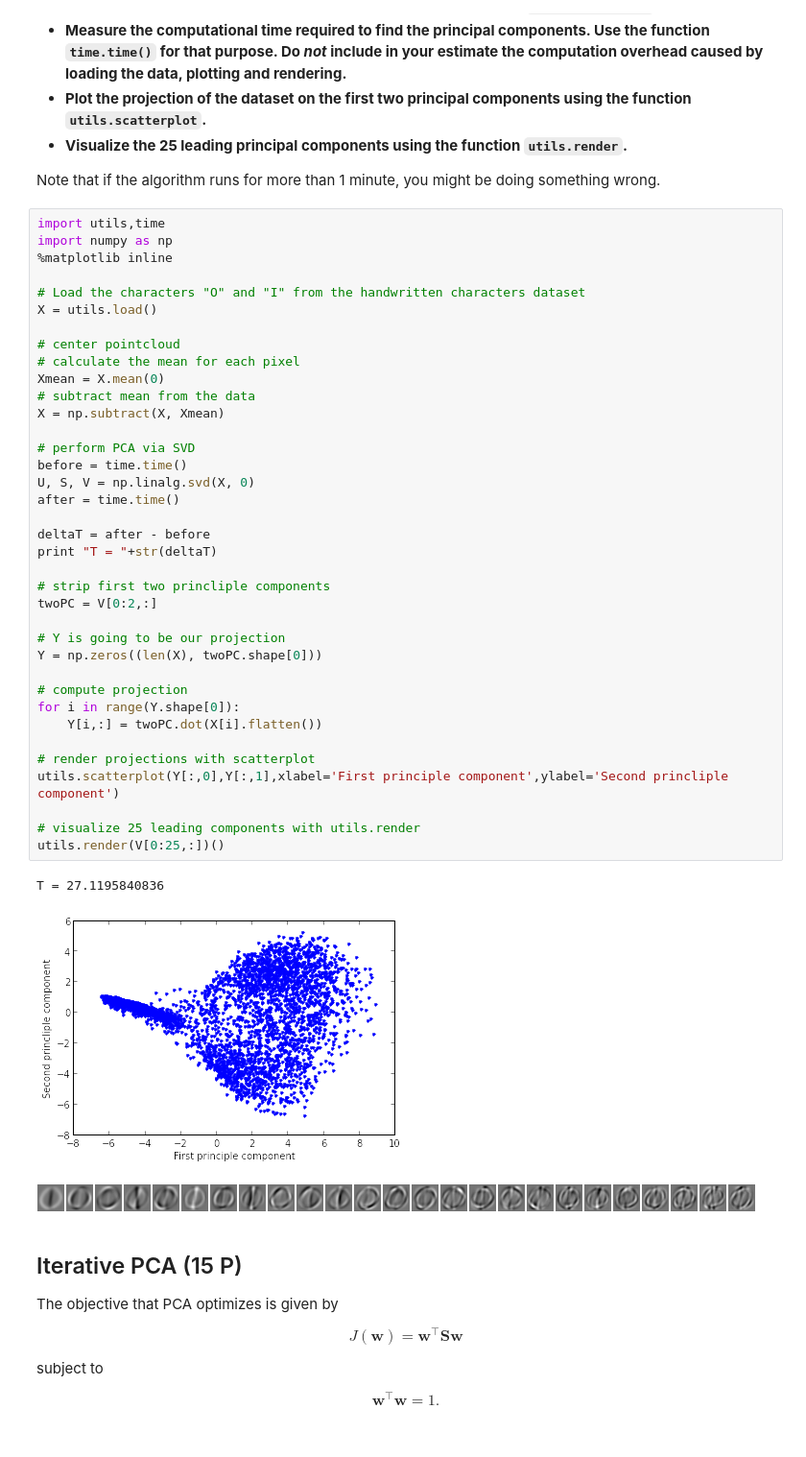
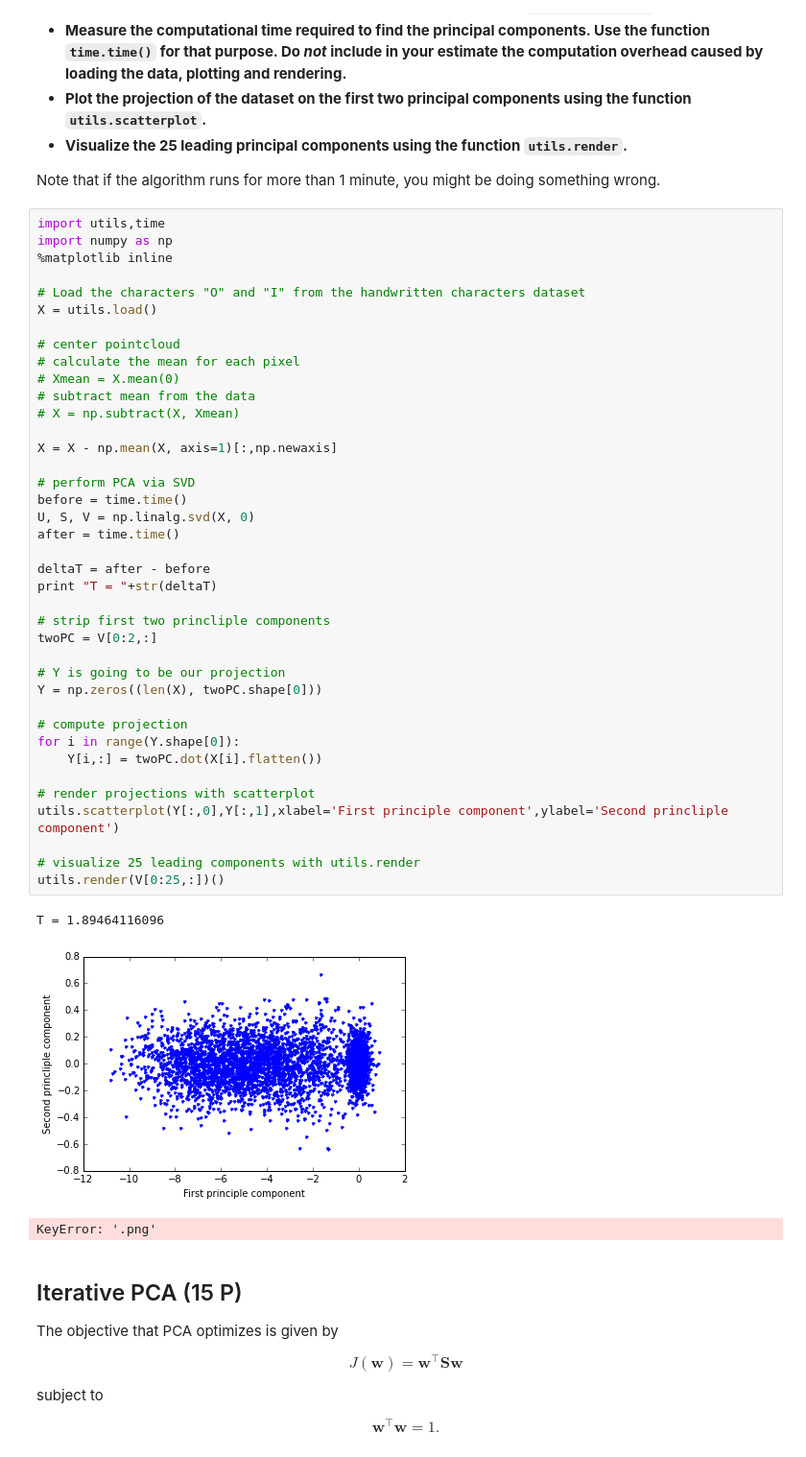
Before and after one commit to TN1ck/ml1, a Jupyter notebook: Hausaufgabe 3/sheet03.ipynb, the cells around one changed output. Shown at 96% size. Cells and saved outputs as stored; diff of their text form.

Commit message:
corrected mean

```diff
--- a/Hausaufgabe 3/sheet03.ipynb
+++ b/Hausaufgabe 3/sheet03.ipynb
@@ -74,38 +74,40 @@ import numpy as np
 X = utils.load()
 
 # center pointcloud
 # calculate the mean for each pixel
-Xmean = X.mean(0)
+# Xmean = X.mean(0)
 # subtract mean from the data
-X = np.subtract(X, Xmean)
+# X = np.subtract(X, Xmean)
+
+X = X - np.mean(X, axis=1)[:,np.newaxis]
 
 # perform PCA via SVD
 before = time.time()
 U, S, V = np.linalg.svd(X, 0)
 after = time.time()
 
 deltaT = after - before
 print "T = "+str(deltaT)
 
 # strip first two princliple components
 twoPC = V[0:2,:]
 
 # Y is going to be our projection
 Y = np.zeros((len(X), twoPC.shape[0]))
 
 # compute projection
 for i in range(Y.shape[0]):
     Y[i,:] = twoPC.dot(X[i].flatten())
 
 # render projections with scatterplot
 utils.scatterplot(Y[:,0],Y[:,1],xlabel='First principle component',ylabel='Second princliple component')
 
 # visualize 25 leading components with utils.render
 utils.render(V[0:25,:])()
 # %% [output]
-T = 27.1195840836
+T = 1.89464116096
-[figure, old version]
+[figure, new version]
-[figure, removed]
+KeyError: '.png'
 # %% [markdown]
 ## Iterative PCA (15 P)
 
```
